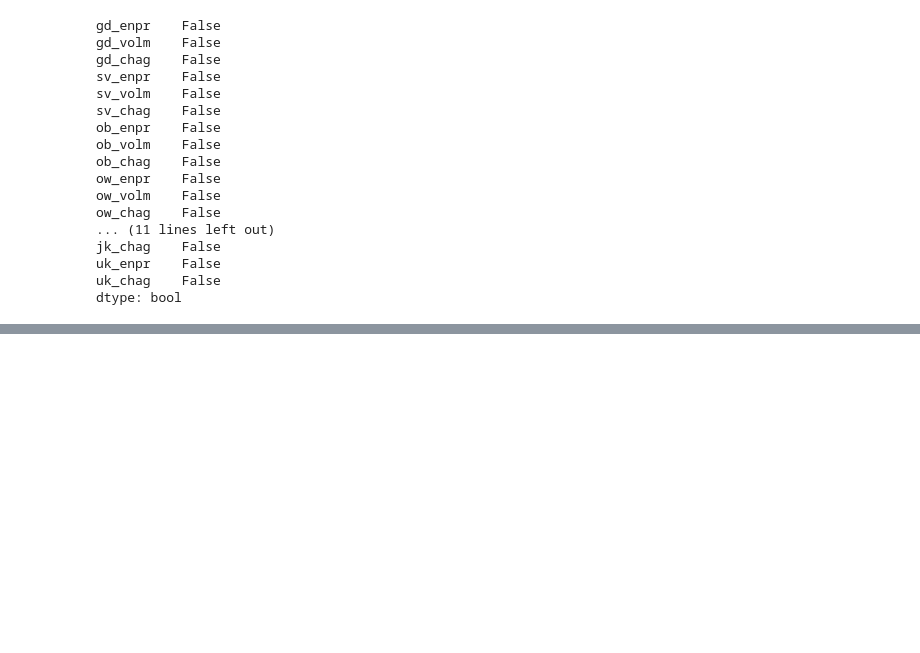
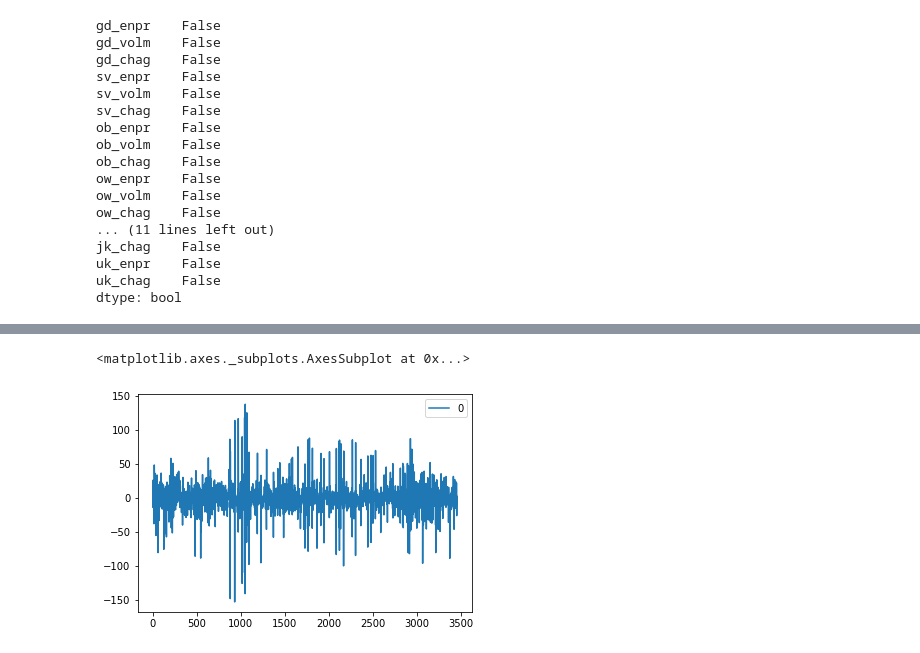
Before and after one commit to sumu97/Data-Science-Cheat-Code, a Jupyter notebook: Kospi_Market_Analysis_sumu97.ipynb, the cells around one changed output, grey strips where cells are left out. Cells and saved outputs as stored; diff of their text form; code cells hidden in the pictures; blank space fills up the shorter version.

```diff
--- a/Kospi_Market_Analysis_sumu97.ipynb
+++ b/Kospi_Market_Analysis_sumu97.ipynb
@@ -201,0 +229,7 @@ dtype: bool
+# %%
+# 실제값과 예측값 사이의 오차 변동
+residuals = pd.DataFrame(model_fit.resid)
+residuals.plot()
+# %% [output]
+<matplotlib.axes._subplots.AxesSubplot at 0x...>
+[figure, added]
```
Also changed, not shown: parts of 20 cells of this notebook.
